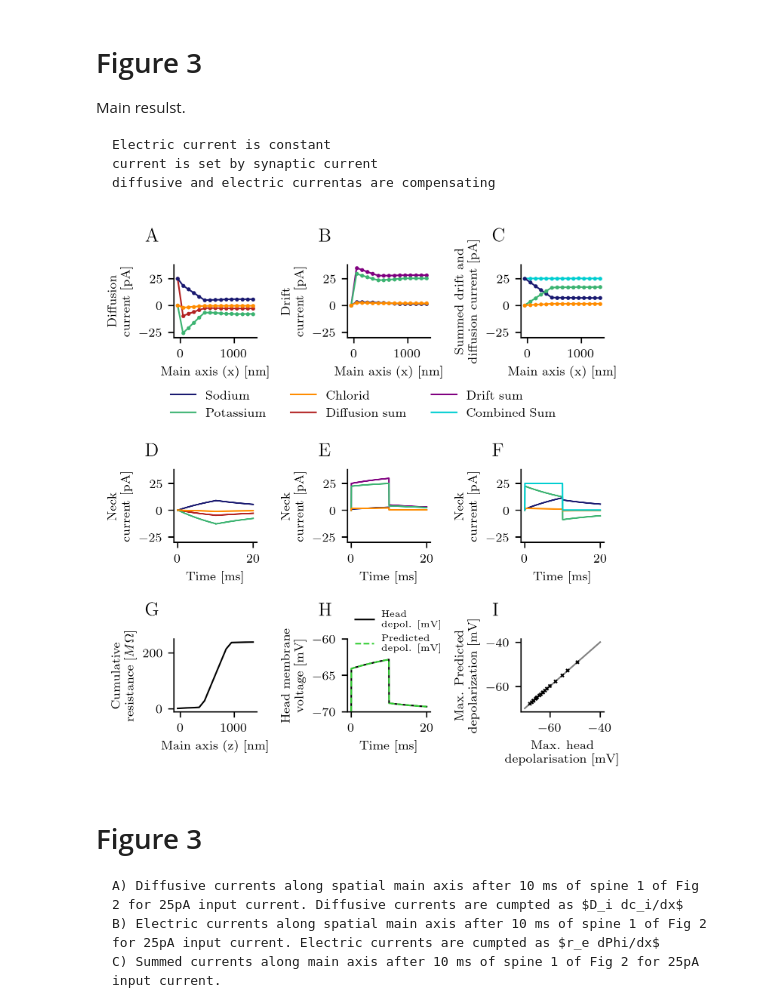
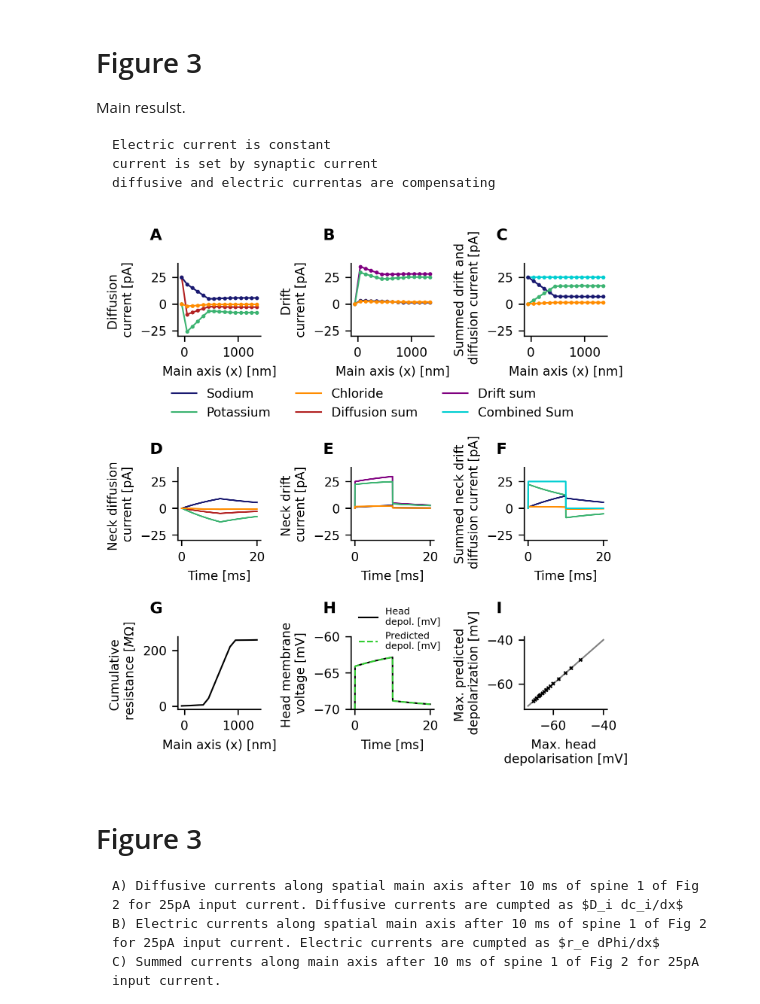
Before and after one commit to feblmu/Eberhardt2024Ion-concentration, a Jupyter notebook: notebooks/Figure03.ipynb, the cells around one changed output. Drawn from its saved outputs; the diff is of its cells as text; code cells hidden in the pictures.

```diff
--- a/notebooks/Figure03.ipynb
+++ b/notebooks/Figure03.ipynb
@@ -14,7 +18,7 @@ reload(plot)
 # %%
 # text rendering with LaTex
-plt.rc('text', usetex=True)
-plt.rc('font', family='sans')
+#plt.rc('text', usetex=True)
+#plt.rc('font', family='sans')
 # %%
 (
     x,
@@ -162,7 +165,7 @@ def ax_diffusive_currents_over_time(fig, pos, z_i):
     ax.plot(t*1.e3,i_c_Cl[:, z_i]*1.e12, 'b-', label='chloride', lw=1,c=colors[2])
 
     ax.set_xlabel('Time [ms]', fontsize=8)
-    ax.set_ylabel('Neck \ncurrent [pA]', fontsize=8)
+    ax.set_ylabel('Neck diffusion \ncurrent [pA]', fontsize=8)
     ax.tick_params(labelsize=8)
     ax.spines['top'].set_visible(False)
     ax.spines['right'].set_visible(False)
@@ -182,7 +185,7 @@ def ax_electric_currents_over_time(fig, pos, z_i):
     ax.plot(t*1.e3,i_e_Cl[:, z_i]*1.e12, 'b-', label='chloride', lw=1,c=colors[2])
 
     ax.set_xlabel('Time [ms]', fontsize=8)
-    ax.set_ylabel('Neck \ncurrent [pA]', fontsize=8)
+    ax.set_ylabel('Neck drift \ncurrent [pA]', fontsize=8)
     ax.tick_params(labelsize=8)
     ax.spines['top'].set_visible(False)
     ax.spines['right'].set_visible(False)
@@ -203,7 +206,7 @@ def ax_absolute_currents_over_time(fig, pos, z_i):
     ax.plot(t*1.e3,i_total[:, z_i]*1.e12, 'k-', label='total', lw=1,c=colors[5])
 
     ax.set_xlabel('Time [ms]', fontsize=8)
-    ax.set_ylabel('Neck \ncurrent [pA]', fontsize=8)
+    ax.set_ylabel('Summed neck drift\n diffusion current [pA]', fontsize=8)
     ax.tick_params(labelsize=8)
     ax.spines['top'].set_visible(False)
     ax.spines['right'].set_visible(False)
@@ -217,7 +220,7 @@ def ax_cumulative_resistance(fig, pos):
     for t_i in [100]:
         ax.plot((x[1:]+x[:-1])/2.*1.e9,cum_R[t_i, :]*1.e-6,'k-', lw=1.)
 
-    ax.set_xlabel('Main axis (z) [nm]', fontsize=8)
+    ax.set_xlabel('Main axis (x) [nm]', fontsize=8)
     ax.set_ylabel('Cumulative \n resistance [$M\Omega$]', fontsize=8)
     ax.tick_params(labelsize=8)
     ax.spines['top'].set_visible(False)
@@ -300,7 +303,7 @@ def ax_voltage_current_match_all(fig, pos, experiments=[1,11,12]):
         ) = plot.get_results_summary(_id)
 
         cum_R = np.cumsum(1./g_ij, axis=1)
-        from constants import parameter_sets
+        #from constants import parameter_sets
         const = parameter_sets[param_set]
 
          # get constants
@@ -320,7 +323,7 @@ def ax_voltage_current_match_all(fig, pos, experiments=[1,11,12]):
     ax.plot([-70, -40],[-70,-40], lw=1., color='grey', zorder=-10)
 
     ax.set_xlabel('Max. head \ndepolarisation [mV]', fontsize=8)
-    ax.set_ylabel('Max. Predicted \ndepolarization [mV]', fontsize=8)
+    ax.set_ylabel('Max. predicted \ndepolarization [mV]', fontsize=8)
     ax.tick_params(labelsize=8)
     ax.spines['top'].set_visible(False)
     ax.spines['right'].set_visible(False)
@@ -366,44 +369,44 @@ ax_electric_currents_along_main_axis( fig = fig,  pos=pos2, t_i=t_i)
 ax_absolute_currents_along_main_axis( fig = fig,  pos=pos3, t_i=t_i)
 ax_diffusive_currents_over_time(fig = fig,         pos=pos4, z_i=7)
 ax_electric_currents_over_time(fig = fig,         pos=pos5, z_i=7)
 ax_absolute_currents_over_time(fig = fig,         pos=pos6, z_i=7)
 ax_cumulative_resistance(fig = fig, pos = pos7)
 as_voltage_current_match(fig = fig, pos = pos8)
 ax_voltage_current_match_all(fig, pos9, experiments=(1,11,12,28,29,30,16,17,18,19,20,21,31,32,33,25,26,27))
 
 from matplotlib.lines import Line2D
 custom_lines = [
     Line2D([0], [0], color=colors[0], lw=1),
     Line2D([0], [0], color=colors[1], lw=1),
     Line2D([0], [0], color=colors[2], lw=1),
     Line2D([0], [0], color=colors[3], lw=1),
     Line2D([0], [0], color=colors[4], lw=1),
     Line2D([0], [0], color=colors[5], lw=1),
                ]
 
 
-fig.legend(custom_lines, ['Sodium', 'Potassium', 'Chlorid', 'Diffusion sum', 'Drift sum', 'Combined Sum'], loc=(0.13, 0.63), fontsize=8, ncol=3, frameon=False)
+fig.legend(custom_lines, ['Sodium', 'Potassium', 'Chloride', 'Diffusion sum', 'Drift sum', 'Combined Sum'], loc=(0.13, 0.63), fontsize=8, ncol=3, frameon=False)
 
 dtx=-0.05
 dty=0.17
 
-fig.text(pos1[0]+dtx, pos1[1]+dty, 'A', fontsize=12)
-fig.text(pos2[0]+dtx, pos2[1]+dty, 'B', fontsize=12)
-fig.text(pos3[0]+dtx, pos3[1]+dty, 'C', fontsize=12)
-fig.text(pos4[0]+dtx, pos4[1]+dty*.9, 'D', fontsize=12)
-fig.text(pos5[0]+dtx, pos5[1]+dty*.9, 'E', fontsize=12)
-fig.text(pos6[0]+dtx, pos6[1]+dty*.9, 'F', fontsize=12)
-fig.text(pos7[0]+dtx, pos7[1]+dty, 'G', fontsize=12)
-fig.text(pos8[0]+dtx, pos8[1]+dty, 'H', fontsize=12)
-fig.text(pos9[0]+dtx, pos9[1]+dty, 'I', fontsize=12)
+fig.text(pos1[0]+dtx, pos1[1]+dty, 'A', fontsize=10, weight='bold')
+fig.text(pos2[0]+dtx, pos2[1]+dty, 'B', fontsize=10, weight='bold')
+fig.text(pos3[0]+dtx, pos3[1]+dty, 'C', fontsize=10, weight='bold')
+fig.text(pos4[0]+dtx, pos4[1]+dty*.9, 'D', fontsize=10, weight='bold')
+fig.text(pos5[0]+dtx, pos5[1]+dty*.9, 'E', fontsize=10, weight='bold')
+fig.text(pos6[0]+dtx, pos6[1]+dty*.9, 'F', fontsize=10, weight='bold')
+fig.text(pos7[0]+dtx, pos7[1]+dty, 'G', fontsize=10, weight='bold')
+fig.text(pos8[0]+dtx, pos8[1]+dty, 'H', fontsize=10, weight='bold')
+fig.text(pos9[0]+dtx, pos9[1]+dty, 'I', fontsize=10, weight='bold')
 
 plt.savefig('./../../../PaperSpineElectrodiffusion/figures/cable/Figure03.eps')
 plt.savefig('./../../../PaperSpineElectrodiffusion/figures/cable/Figure03.png')
 plt.savefig('./../../../PaperSpineElectrodiffusion/figures/cable/Figure03.tif')
 
 plt.show()
 # %% [output]
-[figure, old version]
+[figure, new version]
 # %% [markdown]
 # Figure 3
     A) Diffusive currents along spatial main axis after 10 ms of spine 1 of Fig 2 for 25pA input current. Diffusive currents are cumpted as $D_i dc_i/dx$
```
Also changed, not shown: parts of 2 cells of this notebook, 10 other files.
